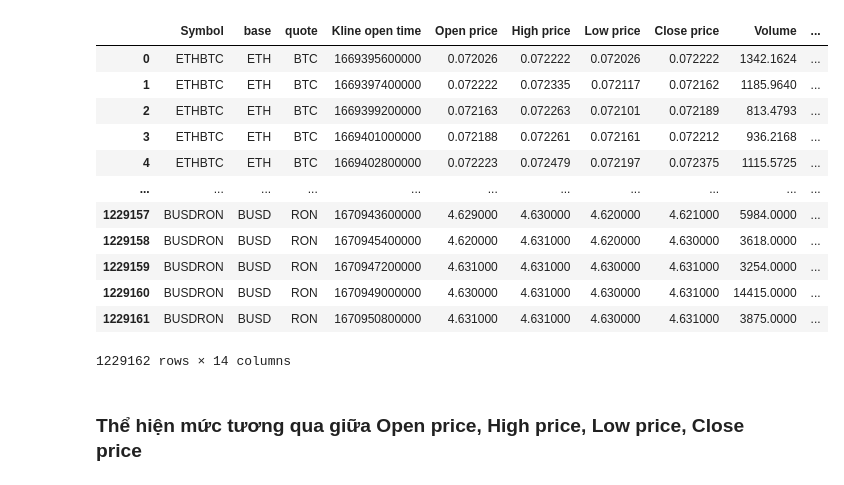
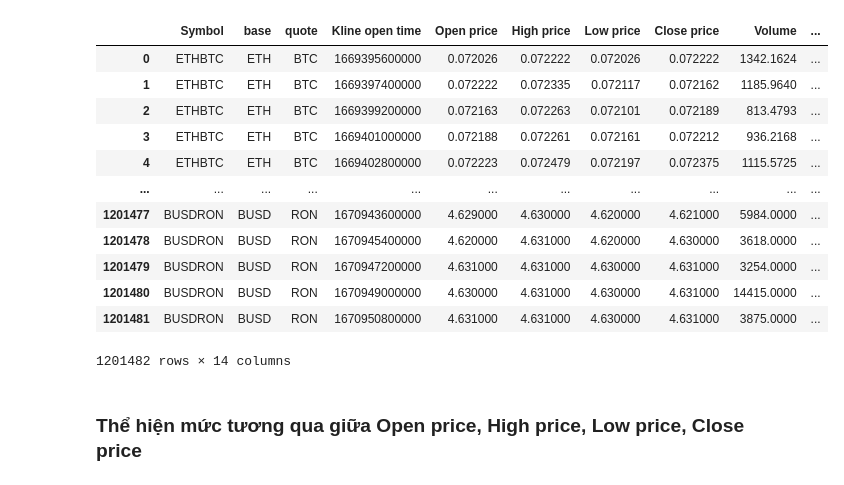
Before and after one commit to nhatruong1009/CryptoPrediction, a Jupyter notebook: src/analysis/Q_Price_Corr.ipynb, the cells around one changed output. Drawn from its saved outputs; the diff is of its cells as text; code cells hidden in the pictures.

Commit message:
CRY-35 | Collect data script

```diff
--- a/src/analysis/Q_Price_Corr.ipynb
+++ b/src/analysis/Q_Price_Corr.ipynb
@@ -8,21 +6,20 @@ import numpy
-# %%
-price_df = pd.read_csv("../Data/data.csv")
-price_df.drop(columns=["Unnamed: 0", "Unused field, ignore"], inplace=True)
-price_df
-# %% [output]
-|  | Symbol | base | quote | Kline open time | Open price | High price | Low price | Close price | Volume | ... |
-| 0 | ETHBTC | ETH | BTC | 1669395600000 | 0.072026 | 0.072222 | 0.072026 | 0.072222 | 1342.1624 | ... |
-| 1 | ETHBTC | ETH | BTC | 1669397400000 | 0.072222 | 0.072335 | 0.072117 | 0.072162 | 1185.9640 | ... |
-| 2 | ETHBTC | ETH | BTC | 1669399200000 | 0.072163 | 0.072263 | 0.072101 | 0.072189 | 813.4793 | ... |
-| 3 | ETHBTC | ETH | BTC | 1669401000000 | 0.072188 | 0.072261 | 0.072161 | 0.072212 | 936.2168 | ... |
-| 4 | ETHBTC | ETH | BTC | 1669402800000 | 0.072223 | 0.072479 | 0.072197 | 0.072375 | 1115.5725 | ... |
-| ... | ... | ... | ... | ... | ... | ... | ... | ... | ... | ... |
-| 1229157 | BUSDRON | BUSD | RON | 1670943600000 | 4.629000 | 4.630000 | 4.620000 | 4.621000 | 5984.0000 | ... |
-| 1229158 | BUSDRON | BUSD | RON | 1670945400000 | 4.620000 | 4.631000 | 4.620000 | 4.630000 | 3618.0000 | ... |
-| 1229159 | BUSDRON | BUSD | RON | 1670947200000 | 4.631000 | 4.631000 | 4.630000 | 4.631000 | 3254.0000 | ... |
-| 1229160 | BUSDRON | BUSD | RON | 1670949000000 | 4.630000 | 4.631000 | 4.630000 | 4.631000 | 14415.0000 | ... |
-| 1229161 | BUSDRON | BUSD | RON | 1670950800000 | 4.631000 | 4.631000 | 4.630000 | 4.631000 | 3875.0000 | ... |
-1229162 rows × 14 columns
+# %%
+price_df = pd.read_csv("../../datastore/prices.csv")
+price_df
+# %% [output]
+|  | Symbol | base | quote | Kline open time | Open price | High price | Low price | Close price | Volume | ... |
+| 0 | ETHBTC | ETH | BTC | 1669395600000 | 0.072026 | 0.072222 | 0.072026 | 0.072222 | 1342.1624 | ... |
+| 1 | ETHBTC | ETH | BTC | 1669397400000 | 0.072222 | 0.072335 | 0.072117 | 0.072162 | 1185.9640 | ... |
+| 2 | ETHBTC | ETH | BTC | 1669399200000 | 0.072163 | 0.072263 | 0.072101 | 0.072189 | 813.4793 | ... |
+| 3 | ETHBTC | ETH | BTC | 1669401000000 | 0.072188 | 0.072261 | 0.072161 | 0.072212 | 936.2168 | ... |
+| 4 | ETHBTC | ETH | BTC | 1669402800000 | 0.072223 | 0.072479 | 0.072197 | 0.072375 | 1115.5725 | ... |
+| ... | ... | ... | ... | ... | ... | ... | ... | ... | ... | ... |
+| 1201477 | BUSDRON | BUSD | RON | 1670943600000 | 4.629000 | 4.630000 | 4.620000 | 4.621000 | 5984.0000 | ... |
+| 1201478 | BUSDRON | BUSD | RON | 1670945400000 | 4.620000 | 4.631000 | 4.620000 | 4.630000 | 3618.0000 | ... |
+| 1201479 | BUSDRON | BUSD | RON | 1670947200000 | 4.631000 | 4.631000 | 4.630000 | 4.631000 | 3254.0000 | ... |
+| 1201480 | BUSDRON | BUSD | RON | 1670949000000 | 4.630000 | 4.631000 | 4.630000 | 4.631000 | 14415.0000 | ... |
+| 1201481 | BUSDRON | BUSD | RON | 1670950800000 | 4.631000 | 4.631000 | 4.630000 | 4.631000 | 3875.0000 | ... |
+1201482 rows × 14 columns
 # %% [markdown]
 ### Thể hiện mức tương qua giữa Open price, High price, Low price, Close price
 # %%
```
Also changed, not shown: parts of 4 cells of this notebook, 7 other files.
